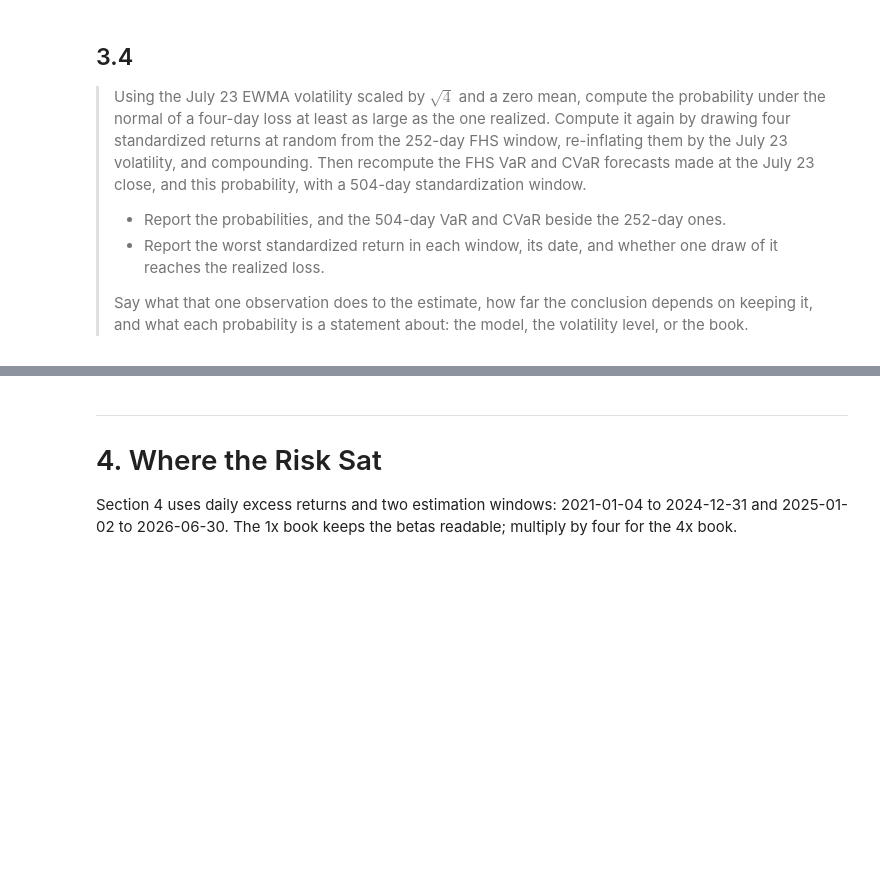
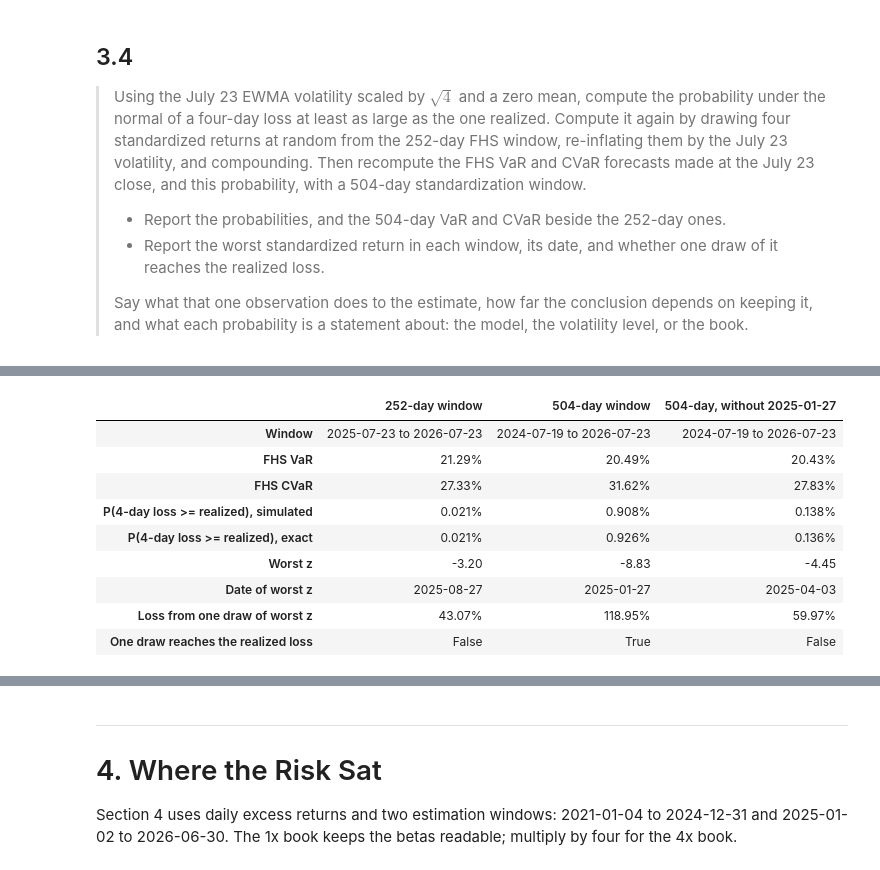
Before and after one commit to lucasalbinlazcano/ContextualAlertness, a Jupyter notebook: notebook/contextual_alertness.ipynb, the cells around one changed output, grey strips where cells are left out. Saved outputs shown, nothing was run; the diff lists cells and outputs as text; code cells hidden in the pictures; blank space fills up the shorter version.

```diff
--- a/notebook/contextual_alertness.ipynb
+++ b/notebook/contextual_alertness.ipynb
@@ -468,4 +785,16 @@ The Sharpe ratio estimated on the 18 months of data, 3.11, is evidence that the
 >
 > For each method, count the reversal-day breaches. Does the four-day loss challenge $\sqrt{h}$ scaling? Say which of its assumptions (independent daily returns, constant volatility, a zero mean) could account for the gap between the scaled forecast and the realized loss, and what one four-day realization can and cannot establish about them. Is the largest one-day ratio on a reversal day?
 # %%
-#3.3
+# 3.3
+methods = ["HS", "EWMA", "FHS"]
+rev_days = pd.to_datetime(["2026-07-24", "2026-07-27", "2026-07-28", "2026-07-29"])
+rev_loss = -book_4x.loc[rev_days]
+four_day_loss = 1 - (1 + book_4x.loc[rev_days]).prod()
+print("Daily losses:", ", ".join(f"{d:%b %d} {v:.1%}" for d, v in rev_loss.items()), f"| four-day loss: {four_day_loss:.1%}")
+
+t33 = pd.DataFrame({m: rev_loss / fc.loc[rev_days, f"{m} VaR"] for m in methods})
+t33.index = t33.index.strftime("%b %d")
+breaches = (t33 > 1).sum()
+t33.loc["4-day loss / (sqrt(4) x Jul 23 VaR)"] = [four_day_loss / (2 * fc.loc[jul24, f"{m} VaR"]) for m in methods]
+t33.loc["Reversal-day breaches"] = breaches
+t33.round(2)
@@ -481,4 +867,56 @@ The Sharpe ratio estimated on the 18 months of data, 3.11, is evidence that the
 >
 > Say what that one observation does to the estimate, how far the conclusion depends on keeping it, and what each probability is a statement about: the model, the volatility level, or the book.
 # %%
-#3.4
+# 3.4
+N_DRAWS, SEED = 1_000_000, 36700
+rng = np.random.default_rng(SEED)
+sig_jul23 = sigma[jul24]                  # the forecast made at the July 23 close
+pos24 = book_4x.index.get_loc(jul24)
+
+p_normal = norm.cdf(-four_day_loss / (np.sqrt(4) * sig_jul23))
+
+def sim_prob(z):
+    """Draw 4 standardized returns, re-inflate by the Jul 23 vol, compound. A day below -100% wipes the book out."""
+    draws = np.maximum(rng.choice(z, size=(N_DRAWS, 4)) * sig_jul23, -1.0)
+    return (1 - (1 + draws).prod(axis=1) >= four_day_loss).mean()
+
+def exact_prob(z):
+    """Same probability, counted over every possible set of 4 draws (pairs of pairs, in logs)."""
+    g = 1 + sig_jul23 * z
+    logs = np.where(g > 0, np.log(np.where(g > 0, g, 1.0)), -np.inf)
+    pairs = np.sort(np.add.outer(logs, logs).ravel())
+    cutoff = np.log(1 - four_day_loss)
+    return np.searchsorted(pairs, cutoff - pairs, side="right").sum() / len(z) ** 4
+
+def fhs_check(window, drop=None):
+    z = z_std.iloc[pos24 - window:pos24]          # the window behind the Jul 23 forecast
+    if drop is not None:
+        z = z.drop(pd.Timestamp(drop))
+    var, cvar = tail(z.values)
+    return {
+        "Window": f"{z.index[0]:%Y-%m-%d} to {z.index[-1]:%Y-%m-%d}",
+        "FHS VaR": var * sig_jul23,
+        "FHS CVaR": cvar * sig_jul23,
+        "P(4-day loss >= realized), simulated": sim_prob(z.values),
+        "P(4-day loss >= realized), exact": exact_prob(z.values),
+        "Worst z": z.min(),
+        "Date of worst z": f"{z.idxmin():%Y-%m-%d}",
+        "Loss from one draw of worst z": -z.min() * sig_jul23,
+        "One draw reaches the realized loss": -z.min() * sig_jul23 >= four_day_loss,
+    }
+
+print(f"Four-day loss: {four_day_loss:.1%}, Jul 23 EWMA vol: {sig_jul23:.2%} daily")
+print(f"Normal, zero mean, sqrt(4) x Jul 23 vol: P = {p_normal:.2%} (a {four_day_loss / (2 * sig_jul23):.2f}-sigma loss)")
+print(f"Same calculation at the median EWMA vol through Jun 30 ({sigma.loc[:'2026-06-30'].median() * np.sqrt(252):.0%} annualized): "
+      f"P = {norm.cdf(-four_day_loss / (2 * sigma.loc[:'2026-06-30'].median())):.0e}")
+print(f"FHS bootstrap: {N_DRAWS:,} sets of 4 draws per window, seed {SEED}")
+
+t34 = pd.DataFrame({"252-day window": fhs_check(252),
+                    "504-day window": fhs_check(504),
+                    "504-day, without 2025-01-27": fhs_check(504, drop="2025-01-27")})
+pct_rows = ["FHS VaR", "FHS CVaR", "Loss from one draw of worst z"]
+prob_rows = ["P(4-day loss >= realized), simulated", "P(4-day loss >= realized), exact"]
+t34.style.format("{:.2%}", subset=(pct_rows, t34.columns)) \
+         .format("{:.3%}", subset=(prob_rows, t34.columns)) \
+         .format("{:.2f}", subset=(["Worst z"], t34.columns))
+# %% [output]
@@ -484,0 +927,10 @@ The Sharpe ratio estimated on the 18 months of data, 3.11, is evidence that the
+|  | 252-day window | 504-day window | 504-day, without 2025-01-27 |
+| Window | 2025-07-23 to 2026-07-23 | 2024-07-19 to 2026-07-23 | 2024-07-19 to 2026-07-23 |
+| FHS VaR | 21.29% | 20.49% | 20.43% |
+| FHS CVaR | 27.33% | 31.62% | 27.83% |
+| P(4-day loss >= realized), simulated | 0.021% | 0.908% | 0.138% |
+| P(4-day loss >= realized), exact | 0.021% | 0.926% | 0.136% |
+| Worst z | -3.20 | -8.83 | -4.45 |
+| Date of worst z | 2025-08-27 | 2025-01-27 | 2025-04-03 |
+| Loss from one draw of worst z | 43.07% | 118.95% | 59.97% |
+| One draw reaches the realized loss | False | True | False |
```
Also changed, not shown: parts of 21 cells of this notebook.
